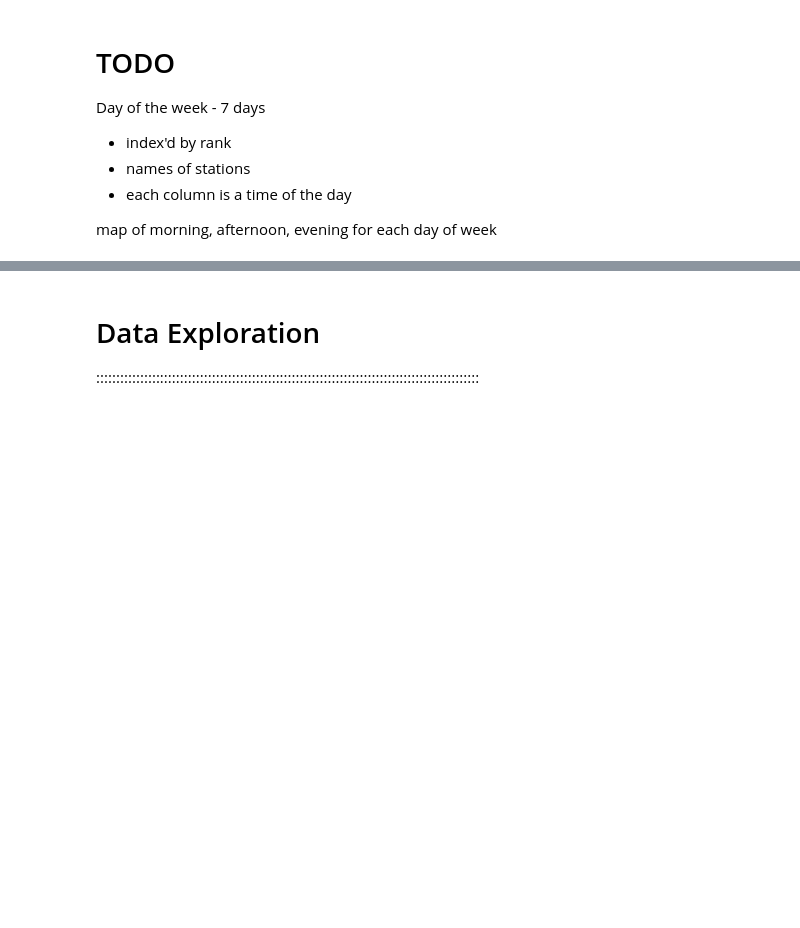
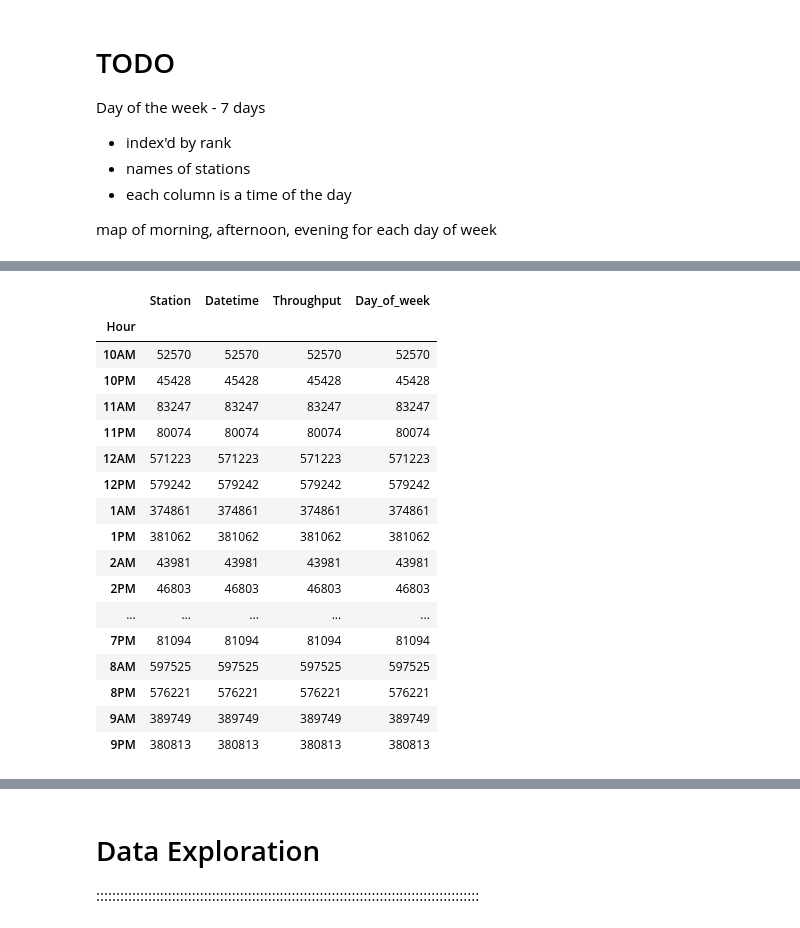
Before and after one commit to destroyme/project-benson-2017, a Jupyter notebook: Benson_Challenge_WTC_DF_20170404_01.ipynb, the cells around one changed output, grey strips where cells are left out. Drawn from its saved outputs; the diff is of its cells as text; code cells hidden in the pictures; blank space fills up the shorter version.

```diff
--- a/Benson_Challenge_WTC_DF_20170404_01.ipynb
+++ b/Benson_Challenge_WTC_DF_20170404_01.ipynb
@@ -175,0 +240,4 @@ map of morning, afternoon, evening
+# %%
+htp['Day_of_week'] = htp['Datetime'].apply(lambda row: row.strftime("%A"))
+# %%
+htp['Hour'] = htp['Datetime'].apply(lambda row: row.strftime("%-I%p"))
@@ -175,0 +250,21 @@ map of morning, afternoon, evening
+# %%
+htp.groupby(['Hour']).count()
+# %% [output]
+|  | Station | Datetime | Throughput | Day_of_week |
+| Hour |  |  |  |  |
+| 10AM | 52570 | 52570 | 52570 | 52570 |
+| 10PM | 45428 | 45428 | 45428 | 45428 |
+| 11AM | 83247 | 83247 | 83247 | 83247 |
+| 11PM | 80074 | 80074 | 80074 | 80074 |
+| 12AM | 571223 | 571223 | 571223 | 571223 |
+| 12PM | 579242 | 579242 | 579242 | 579242 |
+| 1AM | 374861 | 374861 | 374861 | 374861 |
+| 1PM | 381062 | 381062 | 381062 | 381062 |
+| 2AM | 43981 | 43981 | 43981 | 43981 |
+| 2PM | 46803 | 46803 | 46803 | 46803 |
+| ... | ... | ... | ... | ... |
+| 7PM | 81094 | 81094 | 81094 | 81094 |
+| 8AM | 597525 | 597525 | 597525 | 597525 |
+| 8PM | 576221 | 576221 | 576221 | 576221 |
+| 9AM | 389749 | 389749 | 389749 | 389749 |
+| 9PM | 380813 | 380813 | 380813 | 380813 |
```
Also changed, not shown: parts of 11 cells of this notebook.
